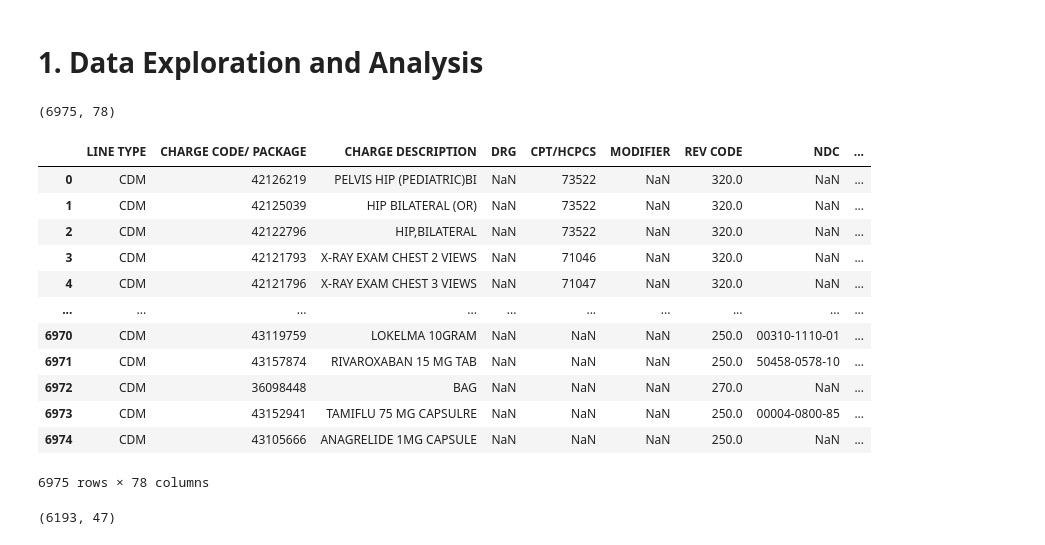
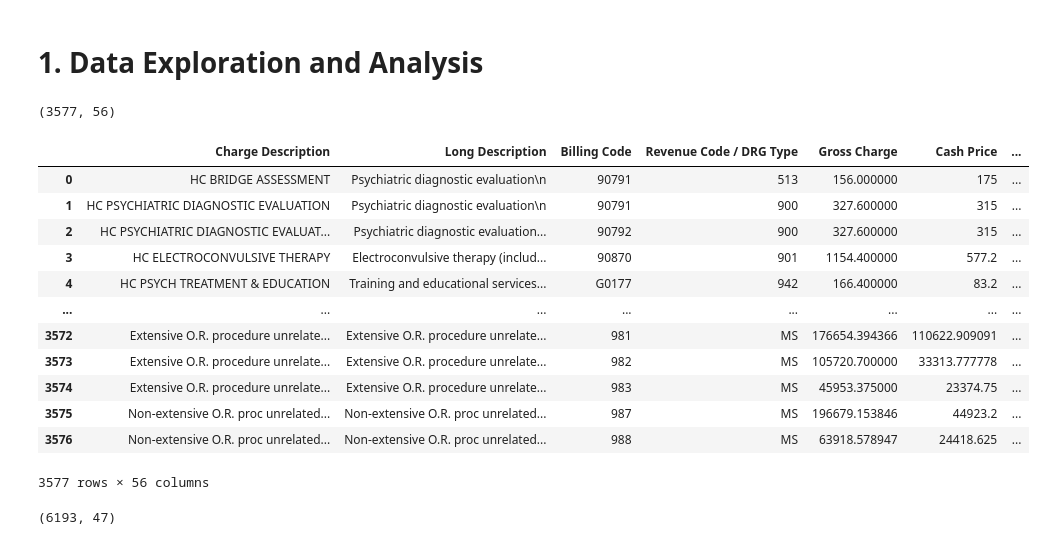
Before and after one commit to joyc3lin/sqlite_database_operations, a Jupyter notebook: HHA504_week3assignment.ipynb, the cells around one changed output. Cells and saved outputs as stored; diff of their text form; code cells hidden in the pictures.

```diff
--- a/HHA504_week3assignment.ipynb
+++ b/HHA504_week3assignment.ipynb
@@ -11,26 +14,26 @@ import numpy as np
 # **1. Data Exploration and Analysis**
 # %%
 # importing pricing transparency datasets
-df_rumc = pd.read_csv('datasets/RichmondUniversityMedicalCenter_standardcharges.csv')
+df_msmc = pd.read_excel('datasets/MountSinaiMedicalCenter_standardcharges.xlsx')
 df_nyp = pd.read_json('datasets/NewYorkPresbyterianHospital_standardcharges.json')
 # %%
-print(df_rumc.shape)
-df_rumc
+print(df_msmc.shape)
+df_msmc
 # %% [output]
-(6975, 78)
+(3577, 56)
-|  | LINE TYPE | CHARGE CODE/ PACKAGE | CHARGE DESCRIPTION | DRG | CPT/HCPCS | MODIFIER | REV CODE | NDC | ... |
-| 0 | CDM | 42126219 | PELVIS HIP (PEDIATRIC)BI | NaN | 73522 | NaN | 320.0 | NaN | ... |
-| 1 | CDM | 42125039 | HIP BILATERAL (OR) | NaN | 73522 | NaN | 320.0 | NaN | ... |
-| 2 | CDM | 42122796 | HIP,BILATERAL | NaN | 73522 | NaN | 320.0 | NaN | ... |
-| 3 | CDM | 42121793 | X-RAY EXAM CHEST 2 VIEWS | NaN | 71046 | NaN | 320.0 | NaN | ... |
-| 4 | CDM | 42121796 | X-RAY EXAM CHEST 3 VIEWS | NaN | 71047 | NaN | 320.0 | NaN | ... |
-| ... | ... | ... | ... | ... | ... | ... | ... | ... | ... |
-| 6970 | CDM | 43119759 | LOKELMA 10GRAM | NaN | NaN | NaN | 250.0 | 00310-1110-01 | ... |
-| 6971 | CDM | 43157874 | RIVAROXABAN 15 MG TAB | NaN | NaN | NaN | 250.0 | 50458-0578-10 | ... |
-| 6972 | CDM | 36098448 | BAG | NaN | NaN | NaN | 270.0 | NaN | ... |
-| 6973 | CDM | 43152941 | TAMIFLU 75 MG CAPSULRE | NaN | NaN | NaN | 250.0 | 00004-0800-85 | ... |
-| 6974 | CDM | 43105666 | ANAGRELIDE 1MG CAPSULE | NaN | NaN | NaN | 250.0 | NaN | ... |
+|  | Charge Description | Long Description | Billing Code | Revenue Code / DRG Type | Gross Charge | Cash Price | ... |
+| 0 | HC BRIDGE ASSESSMENT | Psychiatric diagnostic evaluation\n | 90791 | 513 | 156.000000 | 175 | ... |
+| 1 | HC PSYCHIATRIC DIAGNOSTIC EVALUATION | Psychiatric diagnostic evaluation\n | 90791 | 900 | 327.600000 | 315 | ... |
+| 2 | HC PSYCHIATRIC DIAGNOSTIC EVALUAT... | Psychiatric diagnostic evaluation... | 90792 | 900 | 327.600000 | 315 | ... |
+| 3 | HC ELECTROCONVULSIVE THERAPY | Electroconvulsive therapy (includ... | 90870 | 901 | 1154.400000 | 577.2 | ... |
+| 4 | HC PSYCH TREATMENT & EDUCATION | Training and educational services... | G0177 | 942 | 166.400000 | 83.2 | ... |
+| ... | ... | ... | ... | ... | ... | ... | ... |
+| 3572 | Extensive O.R. procedure unrelate... | Extensive O.R. procedure unrelate... | 981 | MS | 176654.394366 | 110622.909091 | ... |
+| 3573 | Extensive O.R. procedure unrelate... | Extensive O.R. procedure unrelate... | 982 | MS | 105720.700000 | 33313.777778 | ... |
+| 3574 | Extensive O.R. procedure unrelate... | Extensive O.R. procedure unrelate... | 983 | MS | 45953.375000 | 23374.75 | ... |
+| 3575 | Non-extensive O.R. proc unrelated... | Non-extensive O.R. proc unrelated... | 987 | MS | 196679.153846 | 44923.2 | ... |
+| 3576 | Non-extensive O.R. proc unrelated... | Non-extensive O.R. proc unrelated... | 988 | MS | 63918.578947 | 24418.625 | ... |
-6975 rows × 78 columns
+3577 rows × 56 columns
 # %%
 print(df_nyp.shape)
 df_nyp
```
Also changed, not shown: parts of 29 cells of this notebook.
